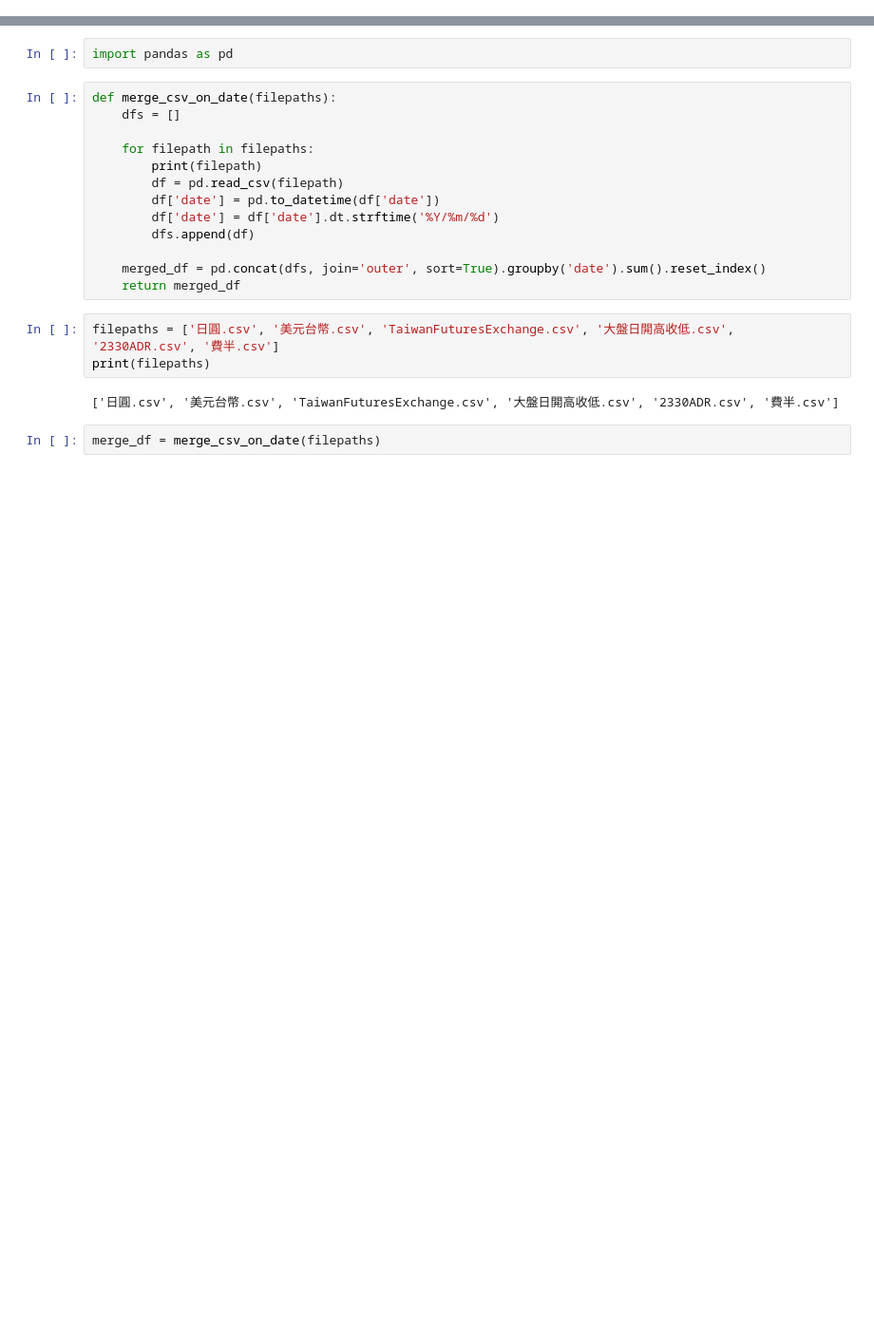
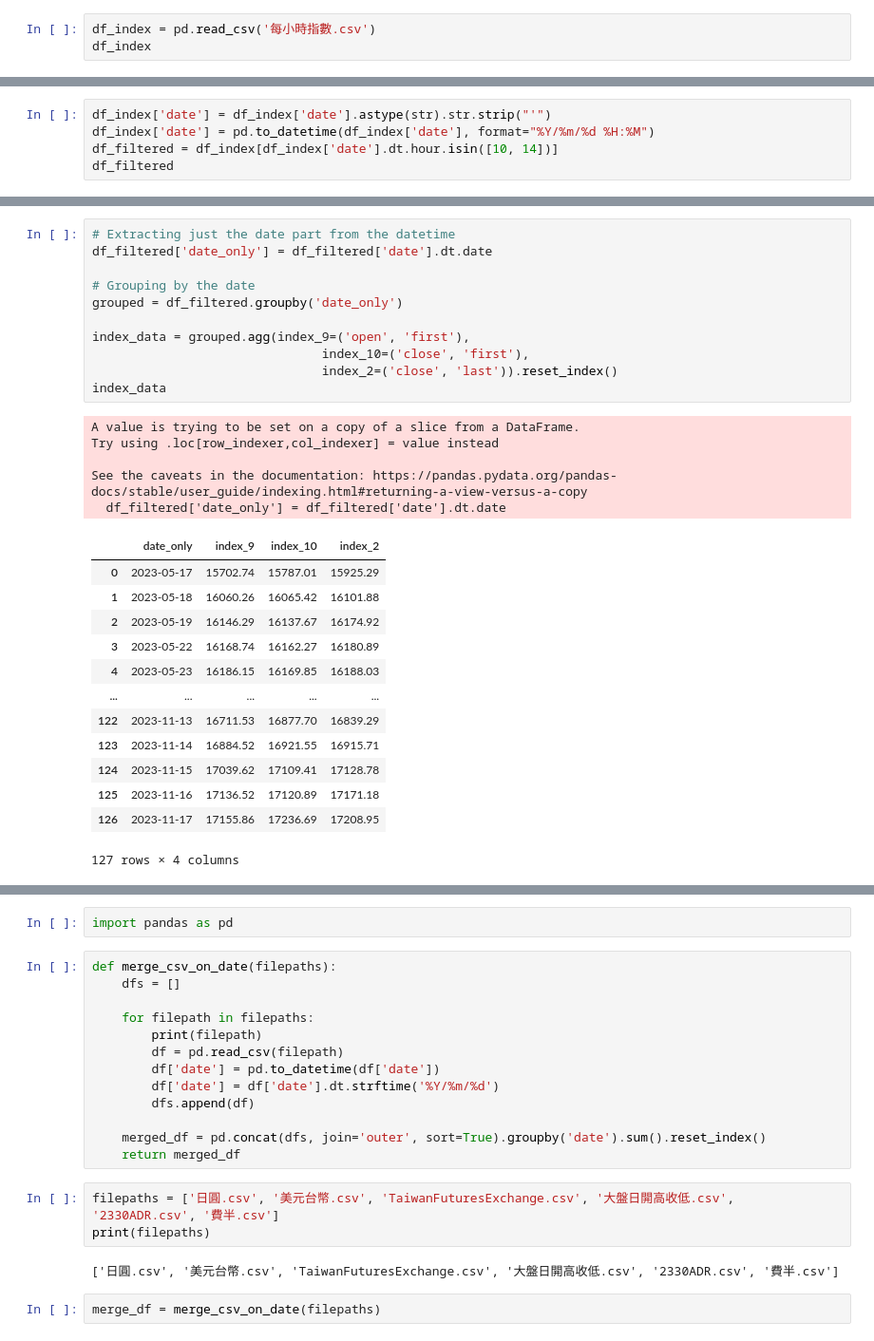
Before and after one commit to Spector3702/EasyGood-StockAI, a Jupyter notebook: data/BuildData.ipynb, the cells around one changed output, grey strips where cells are left out. Shown at 95% size. Saved outputs shown, nothing was run; the diff lists cells and outputs as text; blank space fills up the shorter version.

```diff
--- a/data/BuildData.ipynb
+++ b/data/BuildData.ipynb
@@ -0,0 +7,3 @@
+# %%
+df_index = pd.read_csv('每小時指數.csv')
+df_index
@@ -0,0 +24,5 @@
+# %%
+df_index['date'] = df_index['date'].astype(str).str.strip("'")
+df_index['date'] = pd.to_datetime(df_index['date'], format="%Y/%m/%d %H:%M")
+df_filtered = df_index[df_index['date'].dt.hour.isin([10, 14])]
+df_filtered
@@ -0,0 +43,30 @@
+# %%
+# Extracting just the date part from the datetime
+df_filtered['date_only'] = df_filtered['date'].dt.date
+
+# Grouping by the date
+grouped = df_filtered.groupby('date_only')
+
+index_data = grouped.agg(index_9=('open', 'first'),
+                               index_10=('close', 'first'),
+                               index_2=('close', 'last')).reset_index()
+index_data
+# %% [output]
+A value is trying to be set on a copy of a slice from a DataFrame.
+Try using .loc[row_indexer,col_indexer] = value instead
+
+See the caveats in the documentation: https://pandas.pydata.org/pandas-docs/stable/user_guide/indexing.html#returning-a-view-versus-a-copy
+  df_filtered['date_only'] = df_filtered['date'].dt.date
+|  | date_only | index_9 | index_10 | index_2 |
+| 0 | 2023-05-17 | 15702.74 | 15787.01 | 15925.29 |
+| 1 | 2023-05-18 | 16060.26 | 16065.42 | 16101.88 |
+| 2 | 2023-05-19 | 16146.29 | 16137.67 | 16174.92 |
+| 3 | 2023-05-22 | 16168.74 | 16162.27 | 16180.89 |
+| 4 | 2023-05-23 | 16186.15 | 16169.85 | 16188.03 |
+| ... | ... | ... | ... | ... |
+| 122 | 2023-11-13 | 16711.53 | 16877.70 | 16839.29 |
+| 123 | 2023-11-14 | 16884.52 | 16921.55 | 16915.71 |
+| 124 | 2023-11-15 | 17039.62 | 17109.41 | 17128.78 |
+| 125 | 2023-11-16 | 17136.52 | 17120.89 | 17171.18 |
+| 126 | 2023-11-17 | 17155.86 | 17236.69 | 17208.95 |
+127 rows × 4 columns
```
Also changed, not shown: parts of 13 cells of this notebook.
